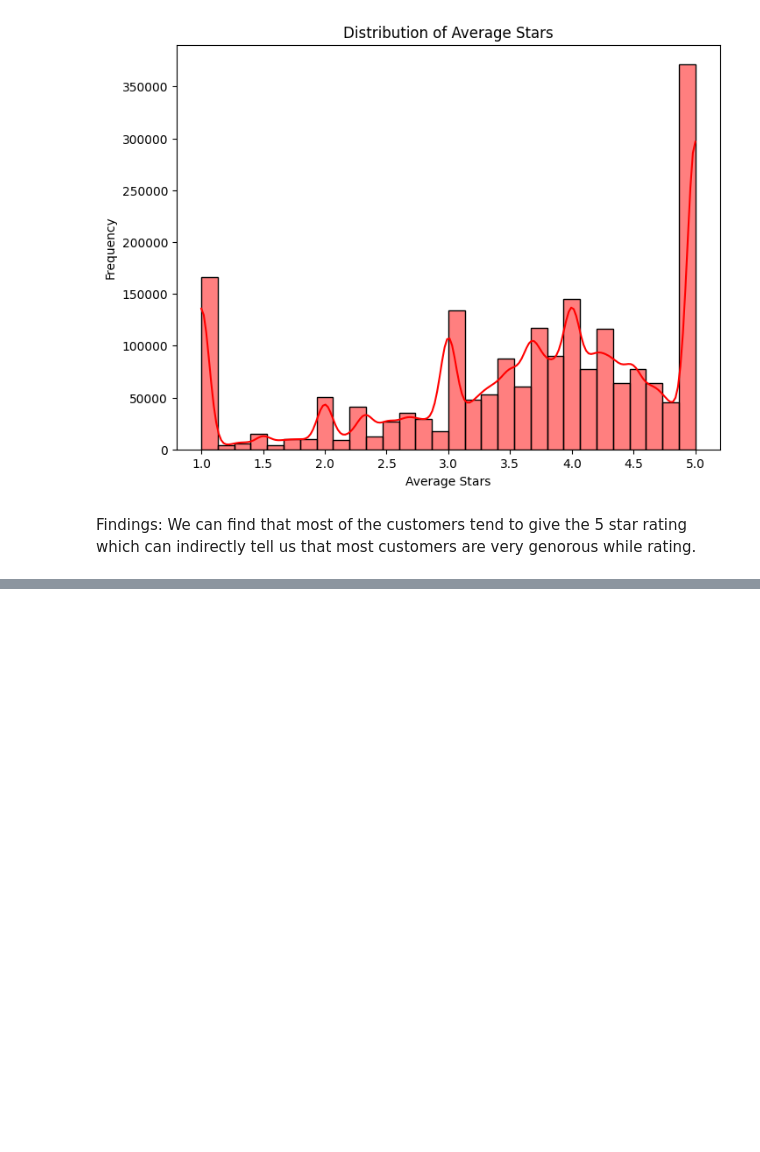
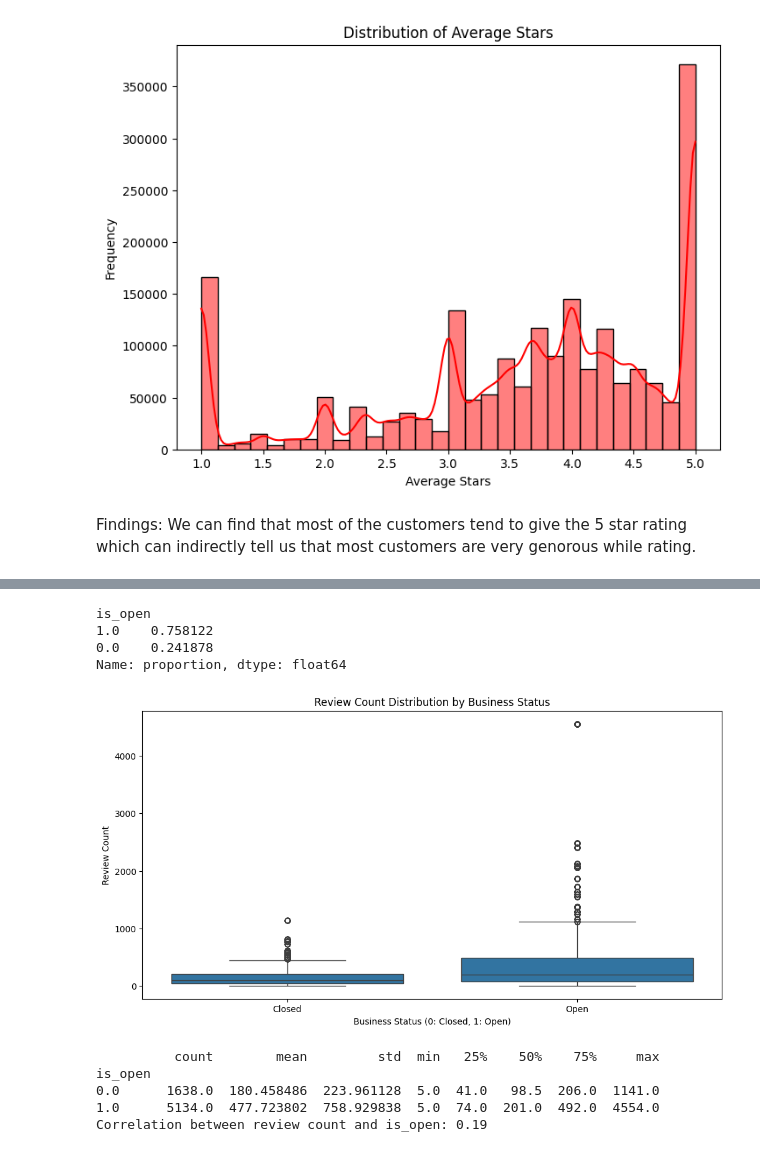
Before and after one commit to MueezAmj/A2_ML2_Bayes, a Jupyter notebook: ML_Assignment1_sem2_EDA.ipynb, the cells around one changed output, grey strips where cells are left out. Drawn from its saved outputs; the diff is of its cells as text; code cells hidden in the pictures; blank space fills up the shorter version.

```diff
--- a/ML_Assignment1_sem2_EDA.ipynb
+++ b/ML_Assignment1_sem2_EDA.ipynb
@@ -618,0 +766,32 @@ Findings: We can find that most of the customers tend to give the 5 star rating
+# %%
+review_counts = merged_data['is_open'].value_counts(normalize=True)
+print(review_counts)
+# %% [output]
+is_open
+1.0    0.758122
+0.0    0.241878
+Name: proportion, dtype: float64
+# %%
+# 1. Visualize the distribution of review counts
+plt.figure(figsize=(12, 6))
+sns.boxplot(x='is_open', y='review_count', data=merged_data)
+plt.title('Review Count Distribution by Business Status')
+plt.xlabel('Business Status (0: Closed, 1: Open)')
+plt.ylabel('Review Count')
+plt.xticks([0, 1], ['Closed', 'Open'])
+plt.show()
+
+# 2. Calculate descriptive statistics
+review_stats = merged_data.groupby('is_open')['review_count'].describe()
+print(review_stats)
+
+# 3. Correlation analysis
+correlation = merged_data['review_count'].corr(merged_data['is_open'])
+print(f'Correlation between review count and is_open: {correlation:.2f}')
+# %% [output]
+[figure, added]
+          count        mean         std  min   25%    50%    75%     max
+is_open
+0.0      1638.0  180.458486  223.961128  5.0  41.0   98.5  206.0  1141.0
+1.0      5134.0  477.723802  758.929838  5.0  74.0  201.0  492.0  4554.0
+Correlation between review count and is_open: 0.19
```
Also changed, not shown: parts of 76 cells of this notebook.
